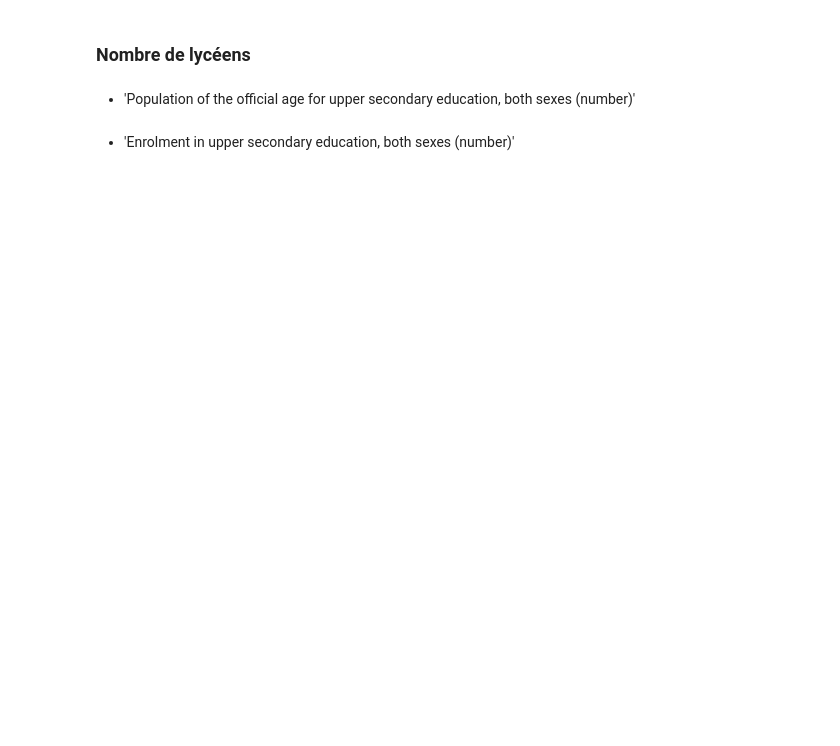
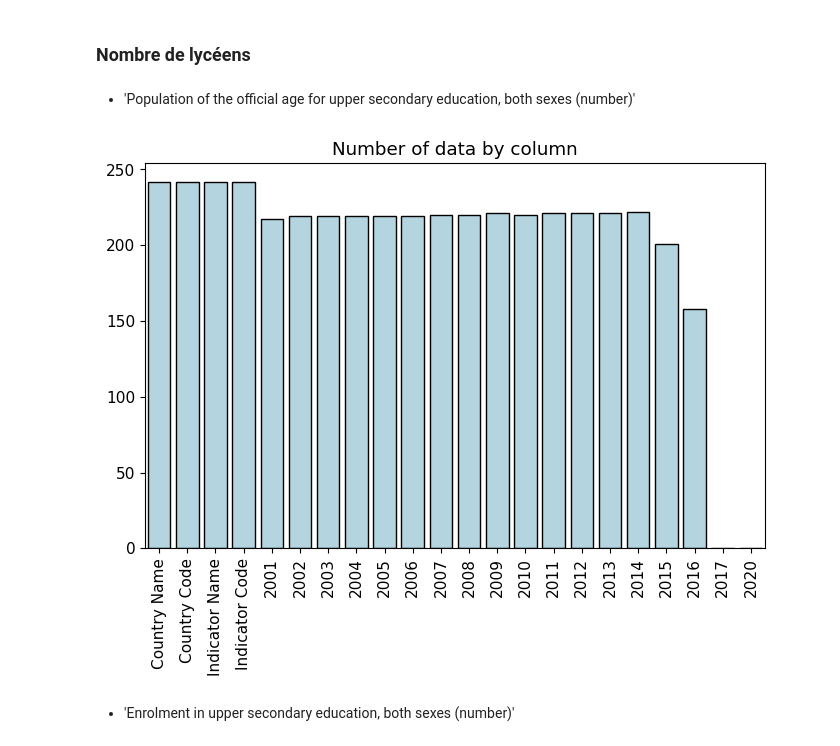
Before and after one commit to Zriple-Drison/Projet-2, a Jupyter notebook: Projet 2.ipynb, the cells around one changed output. Saved outputs shown, nothing was run; the diff lists cells and outputs as text; code cells hidden in the pictures; blank space fills up the shorter version.

```diff
--- a/Projet 2.ipynb
+++ b/Projet 2.ipynb
@@ -447,5 +420,9 @@ value_count('IT.NET.USER.P2')
 ### Nombre de lycéens
 # %% [markdown]
 - 'Population of the official age for upper secondary education, both sexes (number)'
+# %%
+value_count('SP.SEC.UTOT.IN')
+# %% [output]
+[figure, added]
 # %% [markdown]
 - 'Enrolment in upper secondary education, both sexes (number)'
```
Also changed, not shown: parts of 30 cells of this notebook.
